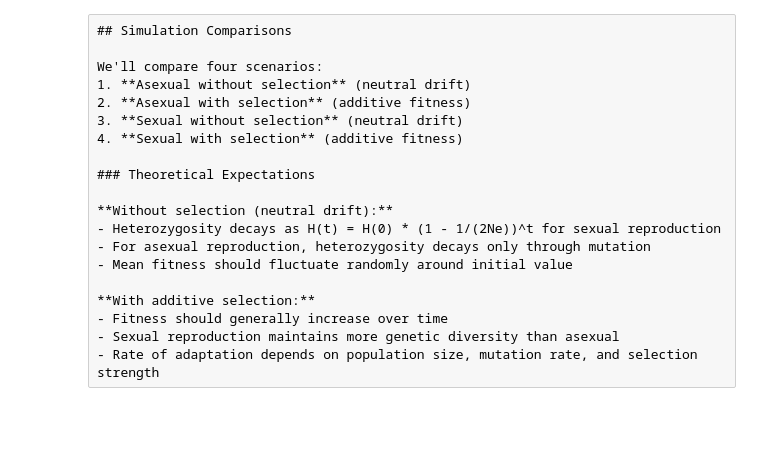
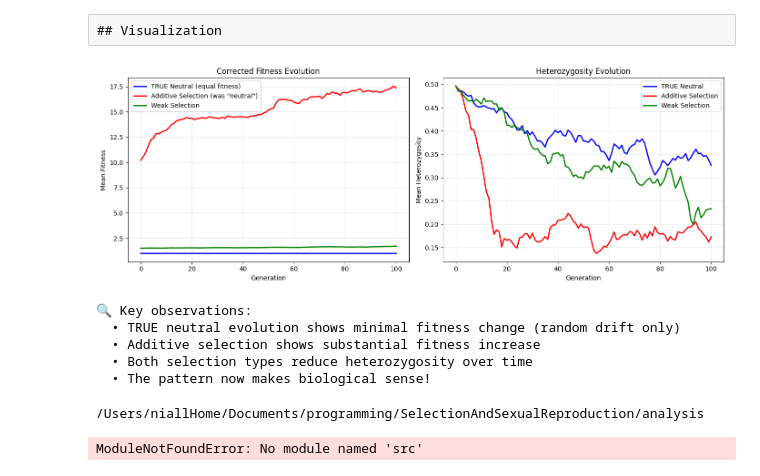
Before and after one commit to niallc/simple-popgen-simulator, a Jupyter notebook: analysis/simulation_analysis.ipynb, the cells around one changed output. Cells and saved outputs as stored; diff of their text form; code cells hidden in the pictures; blank space fills up the shorter version.

Commit message:
Fixed selection bug and subsequent testing bug. Bug fix described in the summary markdown doc, in this commit only.

```diff
--- a/analysis/simulation_analysis.ipynb
+++ b/analysis/simulation_analysis.ipynb
@@ -5,30 +99,64 @@ This notebook provides basic analysis and visualization of evolution simulation
+# %% [raw]
+## Visualization
+# %%
+# Plot the corrected results
+fig, (ax1, ax2) = plt.subplots(1, 2, figsize=(14, 5))
+
+# Fitness evolution comparison
+ax1.plot(results_neutral['generation'], results_neutral['mean_fitness'],
+         'b-', linewidth=2, label='TRUE Neutral (equal fitness)')
+ax1.plot(results_additive['generation'], results_additive['mean_fitness'],
+         'r-', linewidth=2, label='Additive Selection (was "neutral")')
+ax1.plot(results_weak['generation'], results_weak['mean_fitness'],
+         'g-', linewidth=2, label='Weak Selection')
+
+ax1.set_xlabel('Generation')
+ax1.set_ylabel('Mean Fitness')
+ax1.set_title('Corrected Fitness Evolution')
+ax1.legend()
+ax1.grid(True, alpha=0.3)
+
+# Heterozygosity comparison
+ax2.plot(results_neutral['generation'], results_neutral['mean_heterozygosity'],
+         'b-', linewidth=2, label='TRUE Neutral')
+ax2.plot(results_additive['generation'], results_additive['mean_heterozygosity'],
+         'r-', linewidth=2, label='Additive Selection')
+ax2.plot(results_weak['generation'], results_weak['mean_heterozygosity'],
+         'g-', linewidth=2, label='Weak Selection')
+
+ax2.set_xlabel('Generation')
+ax2.set_ylabel('Mean Heterozygosity')
+ax2.set_title('Heterozygosity Evolution')
+ax2.legend()
+ax2.grid(True, alpha=0.3)
+
+plt.tight_layout()
+plt.show()
+
+print("🔍 Key observations:")
+print("  • TRUE neutral evolution shows minimal fitness change (random drift only)")
+print("  • Additive selection shows substantial fitness increase")
+print("  • Both selection types reduce heterozygosity over time")
+print("  • The pattern now makes biological sense!")
+# %% [output]
+[figure, added]
+🔍 Key observations:
+  • TRUE neutral evolution shows minimal fitness change (random drift only)
+  • Additive selection shows substantial fitness increase
+  • Both selection types reduce heterozygosity over time
+  • The pattern now makes biological sense!
 # %%
 import sys
 import os
 import numpy as np
 import matplotlib.pyplot as plt
-import pandas as pd
 
-# Add src to path for imports
-sys.path.append(os.path.join('..', 'src'))
+# Add the src directory to the path so we can import our modules
+sys.path.append(os.path.abspath("../src"))
 from simulation import Simulation
+
+print(f"Working directory: {os.getcwd()}")
+print("Successfully imported Simulation class")
+# %% [output]
+/Users/niallHome/Documents/programming/SelectionAndSexualReproduction/analysis
+ModuleNotFoundError: No module named 'src'
-# %% [raw]
-## Simulation Comparisons
-
-We'll compare four scenarios:
-1. **Asexual without selection** (neutral drift)
-2. **Asexual with selection** (additive fitness)
-3. **Sexual without selection** (neutral drift)
-4. **Sexual with selection** (additive fitness)
-
-### Theoretical Expectations
-
-**Without selection (neutral drift):**
-- Heterozygosity decays as H(t) = H(0) * (1 - 1/(2Ne))^t for sexual reproduction
-- For asexual reproduction, heterozygosity decays only through mutation
-- Mean fitness should fluctuate randomly around initial value
-
-**With additive selection:**
-- Fitness should generally increase over time
-- Sexual reproduction maintains more genetic diversity than asexual
-- Rate of adaptation depends on population size, mutation rate, and selection strength
```
Also changed, not shown: parts of 16 cells of this notebook, 4 other files.
